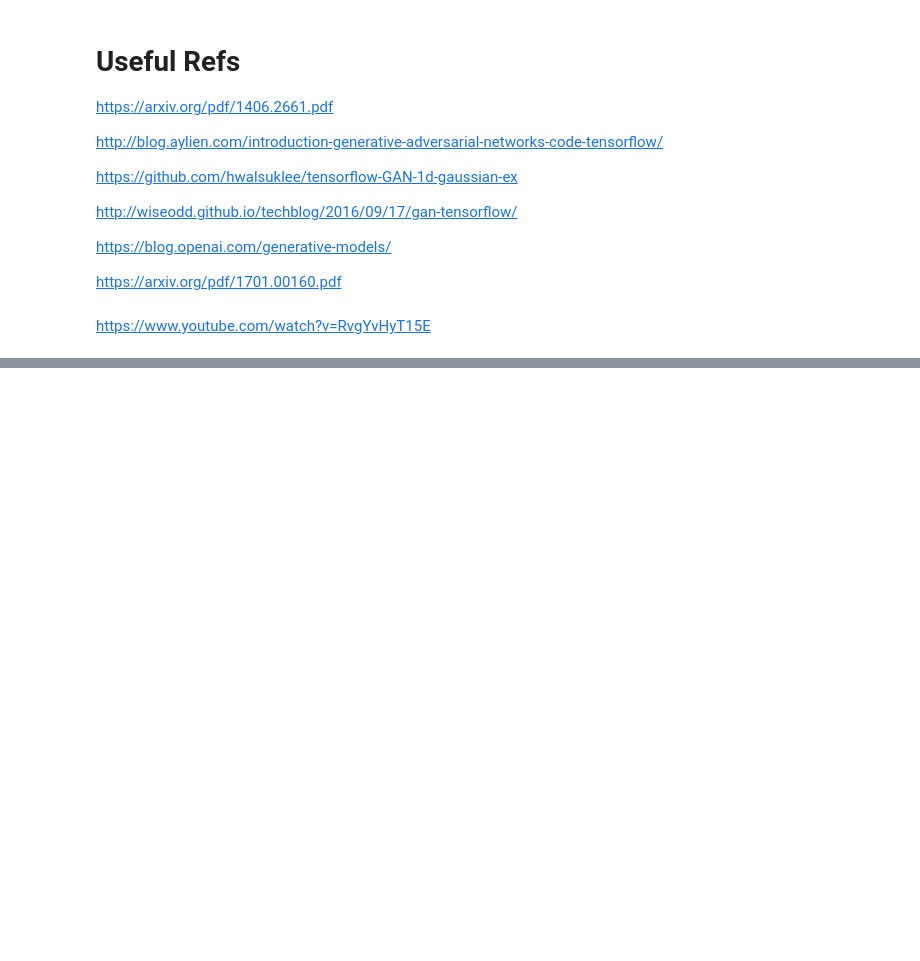
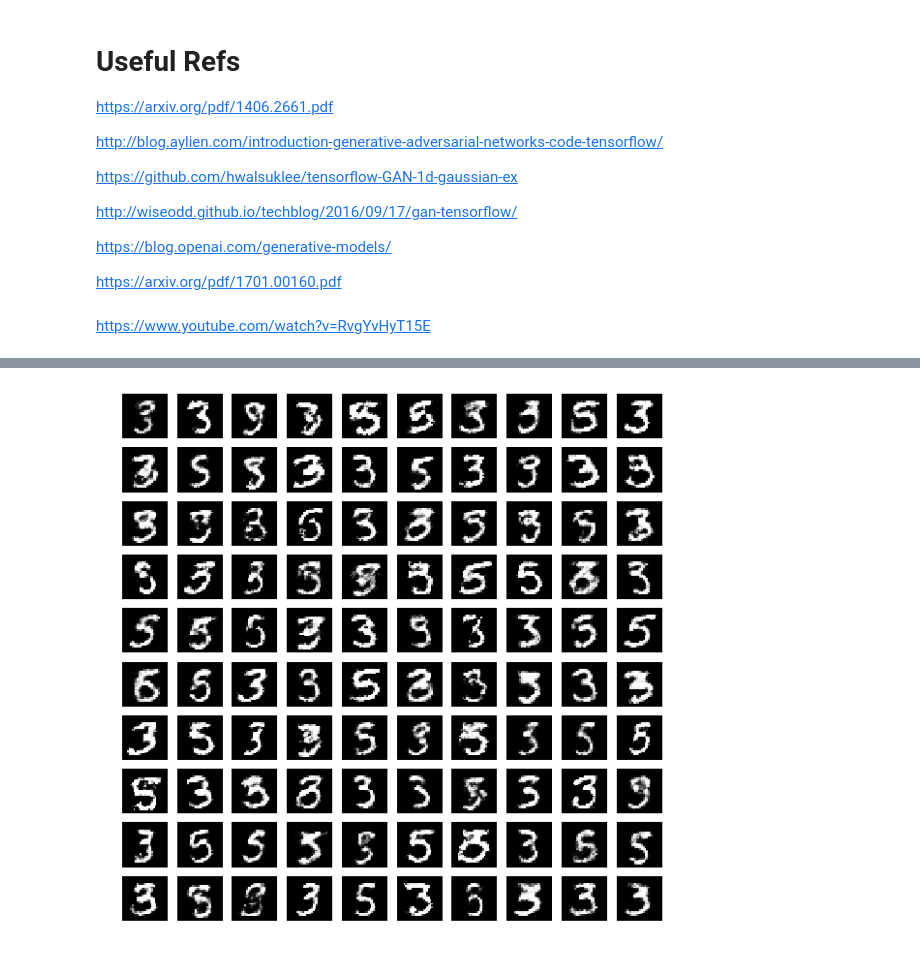
Before and after one commit to gamaleldin/Code-Challenge, a Jupyter notebook: main/GANS/GAN.ipynb, the cells around one changed output, grey strips where cells are left out. Cells and saved outputs as stored; diff of their text form; code cells hidden in the pictures; blank space fills up the shorter version.

Commit message:
GANs with condition class label. an extra input layer is feed with the latent noise to the generator. Discriminator remains the same. Not working in the current settings

```diff
--- a/main/GANS/GAN.ipynb
+++ b/main/GANS/GAN.ipynb
@@ -86,7 +88,7 @@ with g.as_default():
 
     init = tf.global_variables_initializer()
 # %%
-max_iter = 1000000
+max_iter = 10000
 batch_size = 50
 with tf.Session(graph=g) as sess:
     init.run()
@@ -140,0 +159,22 @@ https://www.youtube.com/watch?v=RvgYvHyT15E
+# %%
+max_iter = 100000
+batch_size = 50
+with tf.Session(graph=g2) as sess:
+    init.run()
+    for i in range(max_iter):
+        digits, labels = mnist_data.train.next_batch(batch_size)
+        feed_dict = {ip_imgs: digits, Z: sample_z(batch_size, latent_size), L: labels}
+        for k in range(1):
+            _, D_l = sess.run([optimize_D, D_loss], feed_dict=feed_dict)
+        feed_dict = {Z: sample_z(batch_size, latent_size), L: labels}
+        _, G_l = sess.run([optimize_G, G_loss], feed_dict=feed_dict)
+
+        if i%5000==0:
+            print (i, D_l, G_l)
+
+
+    labels = 5*np.ones(100) # digit 5
+    one_hot = (np.arange(10) == labels[:,None]).astype(np.float32)
+    print one_hot.shape
+    feed_dict = {Z: sample_z(100, latent_size), L: one_hot}
+    final_samples = sess.run(G.out(Znew), feed_dict=feed_dict)
@@ -140,0 +199,4 @@ https://www.youtube.com/watch?v=RvgYvHyT15E
+# %%
+plot_digits(final_samples)
+# %% [output]
+[figure, added]
```
Also changed, not shown: parts of 9 cells of this notebook.
